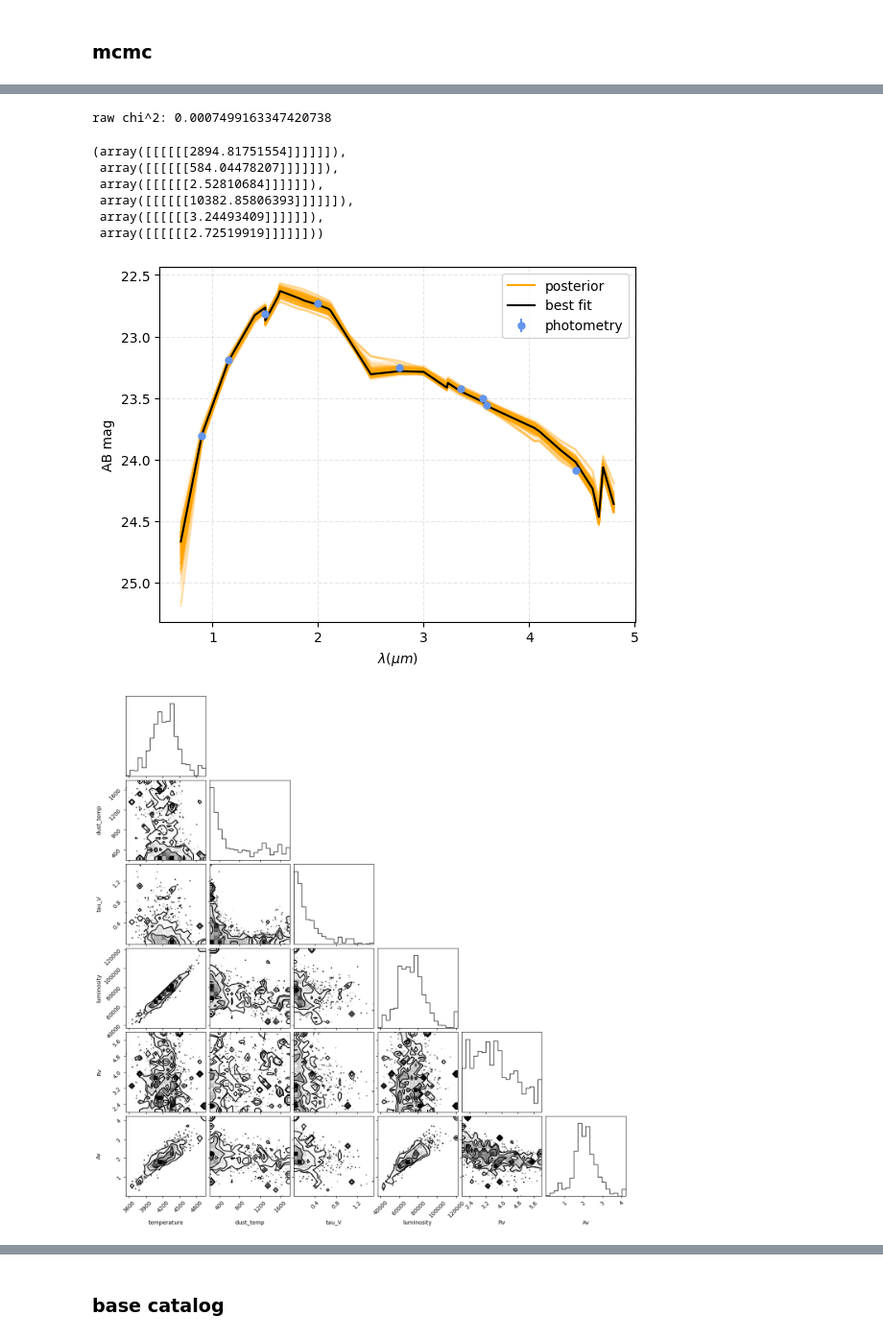
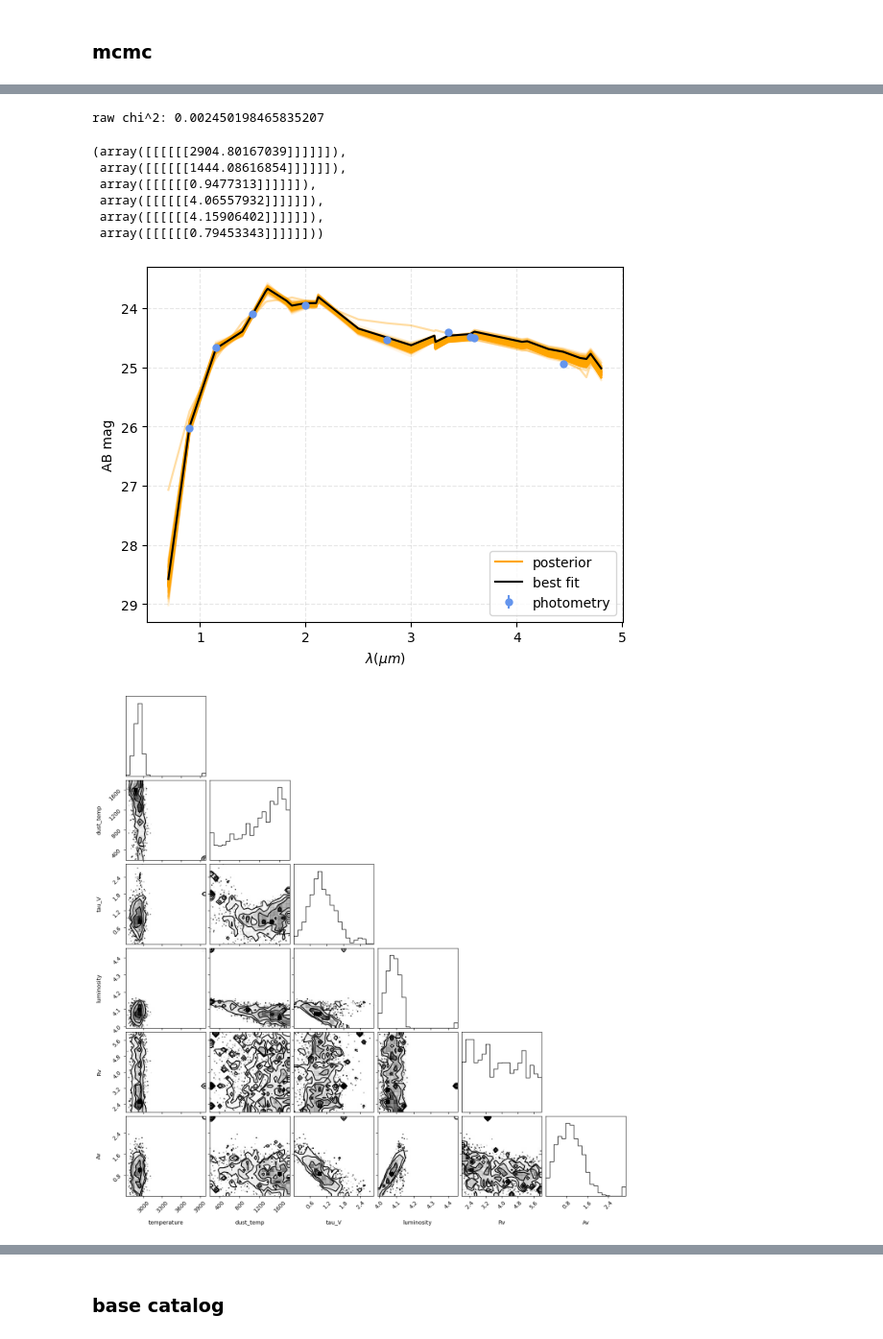
Before and after one commit to aswinsuresh24/rsg_phot, a Jupyter notebook: mcmc.ipynb, the cells around one changed output, grey strips where cells are left out. Shown at 96% size. Cells and saved outputs as stored; diff of their text form; code cells hidden in the pictures.

Commit message:
update mcmc with new marcs and newera model grids

```diff
--- a/mcmc.ipynb
+++ b/mcmc.ipynb
@@ -172,6 +179,7 @@ sedfit = parallel_sed_fit(gal='ngc5643',
                           dm=30.57,
                           dmerr=0.06,
                           z=-0.25,
+                          modeltype='MARCS',
                           trgb=('F090W', 26.20),
                           keep_narrow=False,
                           ncores=1,
@@ -226,0 +240,10 @@ Backend name: 82291805221958511969611
+# %%
+mc_obj = mcmc(dm=30.57, dmerr=0.06, z=-0.5, comp='sil', model_type='NewEra')
+mc_obj.verbose = True
+
+fit_params = mc_obj.run_emcee(phot, nsteps=350, nwalkers=64, burn_in=75)
+fit_pe = np.array(list(fit_params.values()))
+reader = mc_obj.load_backend(phot)
+sample = np.array(reader.get_chain(flat=True, discard=75, thin=1))
+probs = np.array(reader.get_log_prob(flat=True, discard=75, thin=1))
+min_chi_params = sample[np.argmax(probs)]
@@ -274,16 +315,16 @@ ax2.axhline(0.0, linestyle='--', alpha=0.5, color='black');
 # %%
 print('raw chi^2:', 0.5*np.sum((phot['mag'] - chi_mag)**2)/(len(chi_mag)-1))
 # %% [output]
-raw chi^2: 0.0007499163347420738
+raw chi^2: 0.002450198465835207
 # %%
 mc_params
 # %% [output]
-(array([[[[[[2894.81751554]]]]]]),
- array([[[[[[584.04478207]]]]]]),
- array([[[[[[2.52810684]]]]]]),
- array([[[[[[10382.85806393]]]]]]),
- array([[[[[[3.24493409]]]]]]),
- array([[[[[[2.72519919]]]]]]))
+(array([[[[[[2904.80167039]]]]]]),
+ array([[[[[[1444.08616854]]]]]]),
+ array([[[[[[0.9477313]]]]]]),
+ array([[[[[[4.06557932]]]]]]),
+ array([[[[[[4.15906402]]]]]]),
+ array([[[[[[0.79453343]]]]]]))
 # %%
 wv = np.array([float(i[1:4])/100 for i in phot['inst_filt']])
 plt.errorbar(x=wv, y=phot['mag'], yerr=phot['magerr'], linestyle='none', marker='o',
@@ -314,12 +355,12 @@ plt.grid(alpha=0.3, linestyle='--')
 plt.gca().invert_yaxis()
 # plt.savefig('plots/mc_default_move.png', bbox_inches='tight', dpi=500)
 # %% [output]
-[figure, old version]
+[figure, new version]
 # %%
 fig = corner.corner(
-    sample, labels=mc_obj.model_fit_params[mc_obj.model_type],
+    sample, labels=mc_obj.model_fit_params,
 
 );
 # %% [output]
-[figure, old version]
+[figure, new version]
 # %%
```
Also changed, not shown: parts of 9 cells of this notebook, 2 other files.
